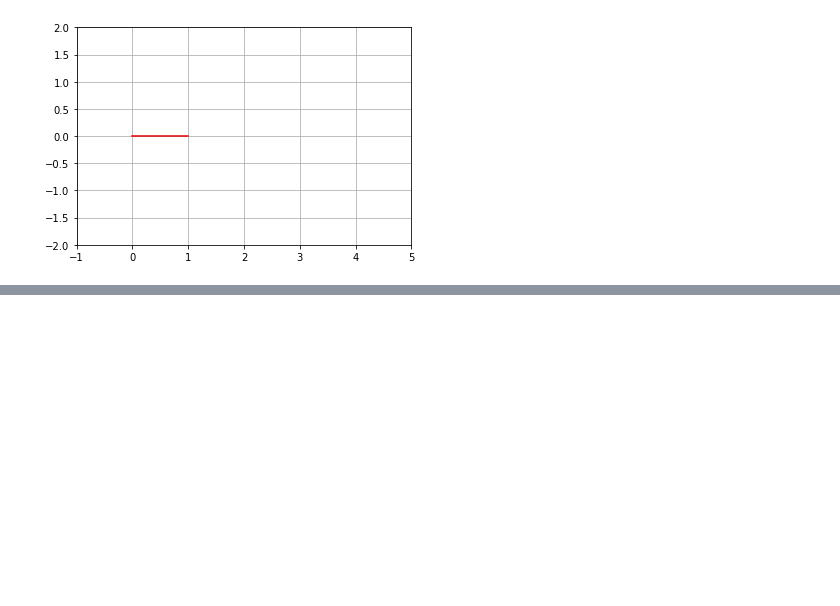
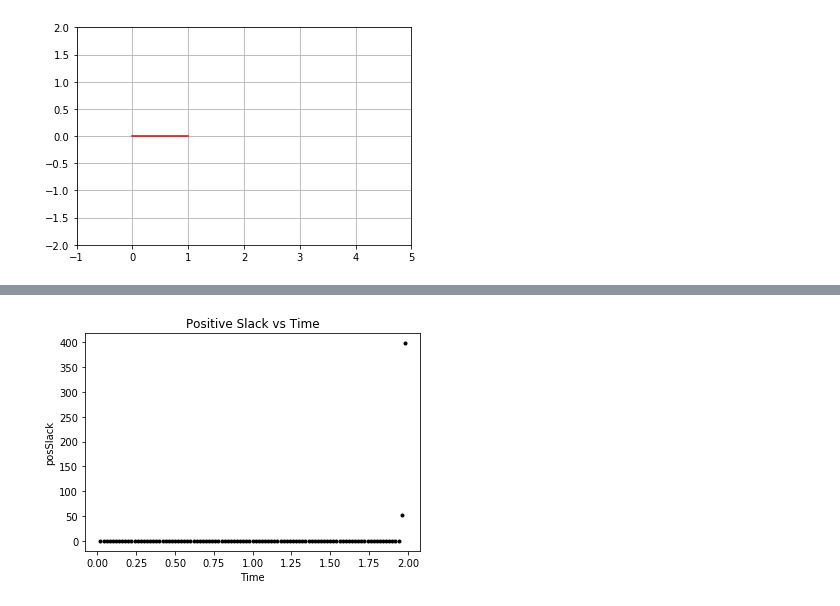
Before and after one commit to Nathan-Weiss/Skripsie101, a Jupyter notebook: Test Version.ipynb, the cells around one changed output, grey strips where cells are left out. Drawn from its saved outputs; the diff is of its cells as text; code cells hidden in the pictures; blank space fills up the shorter version.

```diff
--- a/Test Version.ipynb
+++ b/Test Version.ipynb
@@ -391,0 +394,15 @@ for n in range(1,Nodes):
+# %%
+# Positive Slack
+plt.axes()
+Time = 0
+for n in range (1,Nodes):
+    posSlack = model.CF_pos[n].value
+    time = model.h.value
+    Time += time
+
+    plt.plot(Time,posSlack,'k.')
+    plt.xlabel('Time')
+    plt.ylabel('posSlack')
+    plt.title('Positive Slack vs Time')
+# %% [output]
+[figure, added]
```
Also changed, not shown: parts of 7 cells of this notebook.
